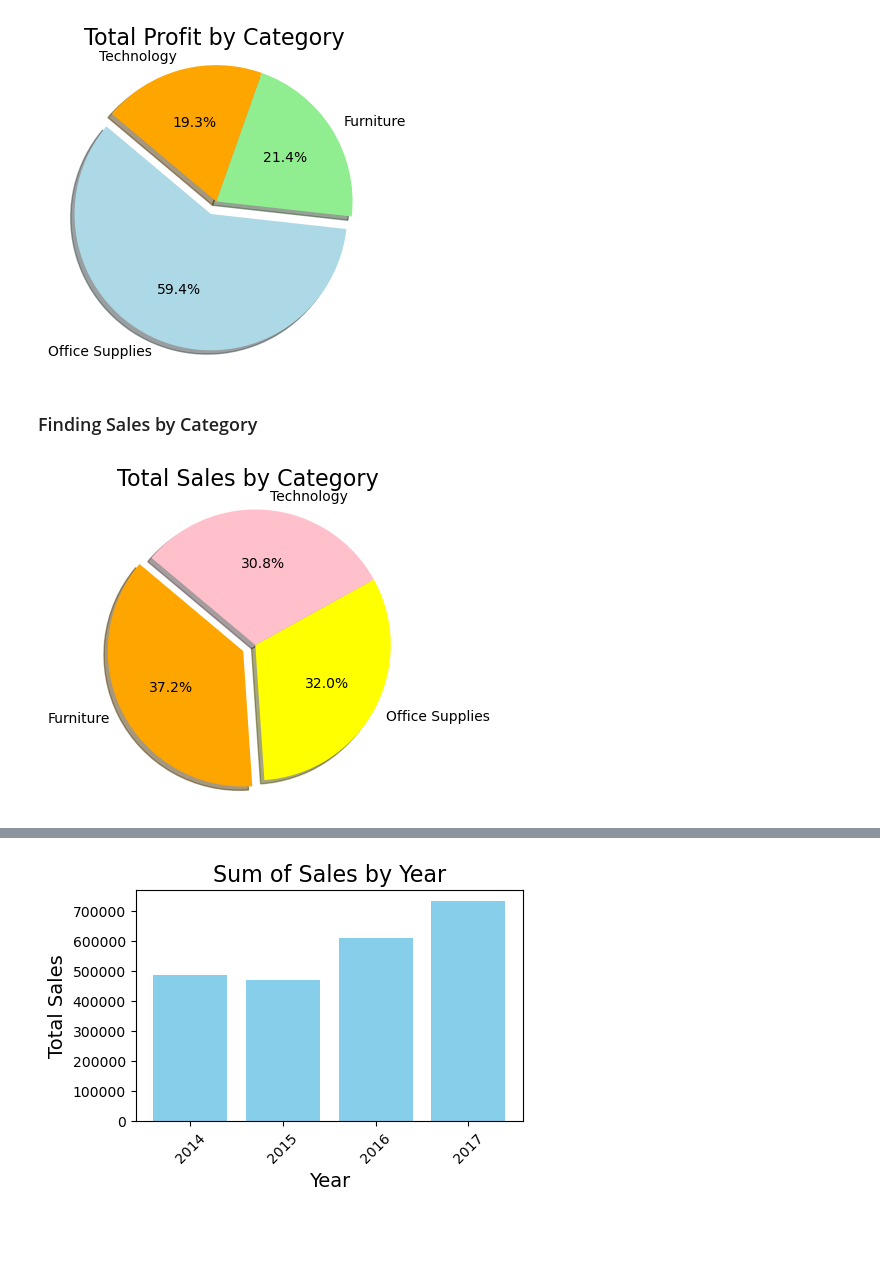
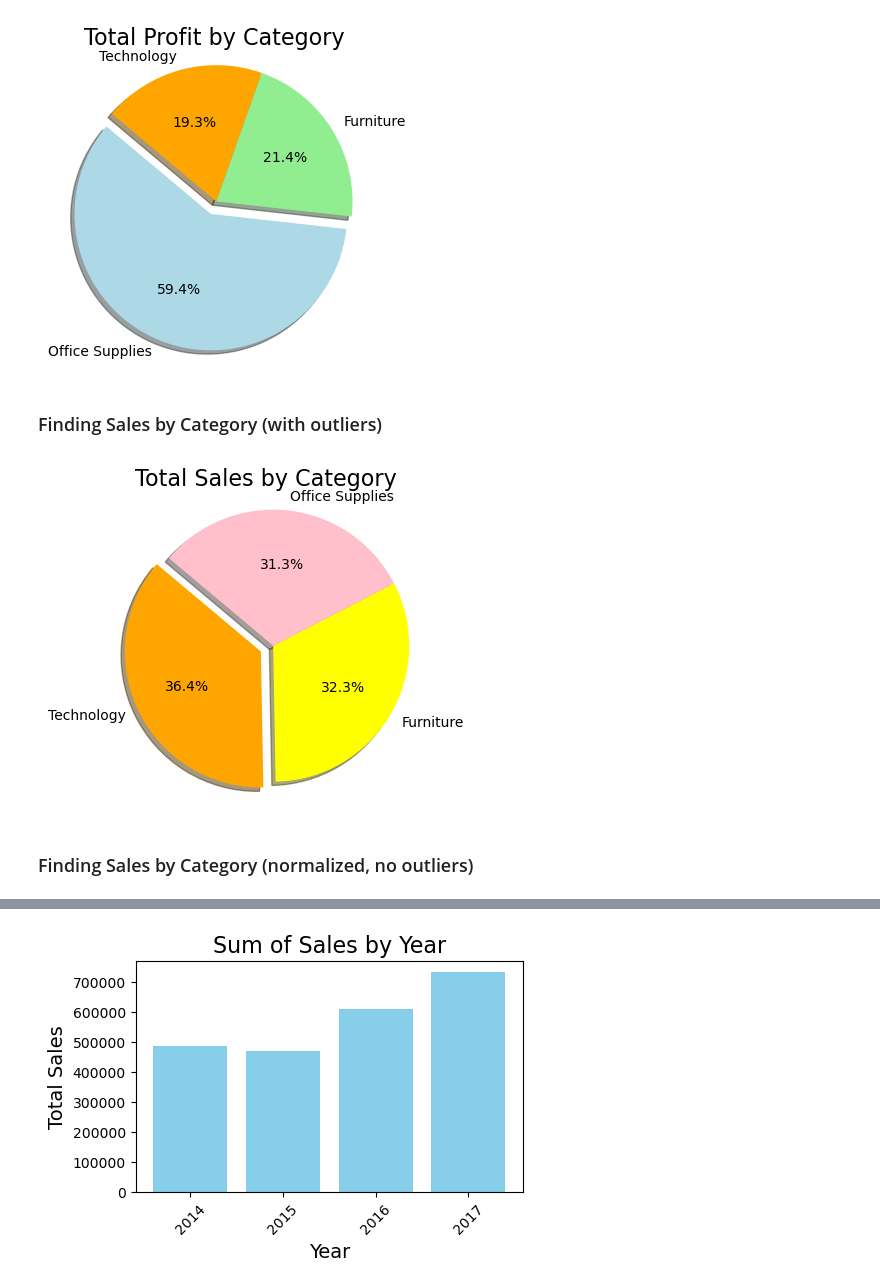
Before and after one commit to hennypurwadi/771951_Dataset_Analysis, a Jupyter notebook: 202370140.ipynb, the cells around one changed output, grey strips where cells are left out. Saved outputs shown, nothing was run; the diff lists cells and outputs as text; code cells hidden in the pictures; blank space fills up the shorter version.

```diff
--- a/202370140.ipynb
+++ b/202370140.ipynb
@@ -2941,24 +2972,21 @@ plt.show()
 # %% [output]
 [figure]
 # %% [markdown]
-### Finding Sales by Category
+### Finding Sales by Category (with outliers)
 # %%
 # Group the data by 'Category' and sum the 'Sales'
-sales_by_category = df1_no_outliers.groupby('Category')['Sales'].sum().reset_index()
-
-# Sort the results by 'Sales' in descending order
+sales_by_category = df1.groupby('Category')['Sales'].sum().reset_index()
 sales_by_category_sorted = sales_by_category.sort_values('Sales', ascending=False)
-
 labels = sales_by_category_sorted['Category']
 sizes = sales_by_category_sorted['Sales']
-
 colors = ['orange', 'yellow', 'pink']
 explode = (0.1, 0, 0) #Explode the largest Category
-
 plt.figure(figsize=(4, 4))
 plt.pie(sizes, explode=explode, labels=labels, colors=colors, autopct='%1.1f%%', shadow=True, startangle=140)
 plt.title('Total Sales by Category', fontsize=16)
 plt.axis('equal')
 plt.show()
 # %% [output]
-[figure, old version]
+[figure, new version]
+# %% [markdown]
+### Finding Sales by Category (normalized, no outliers)
```
Also changed, not shown: parts of 30 cells of this notebook, 1 other file.
